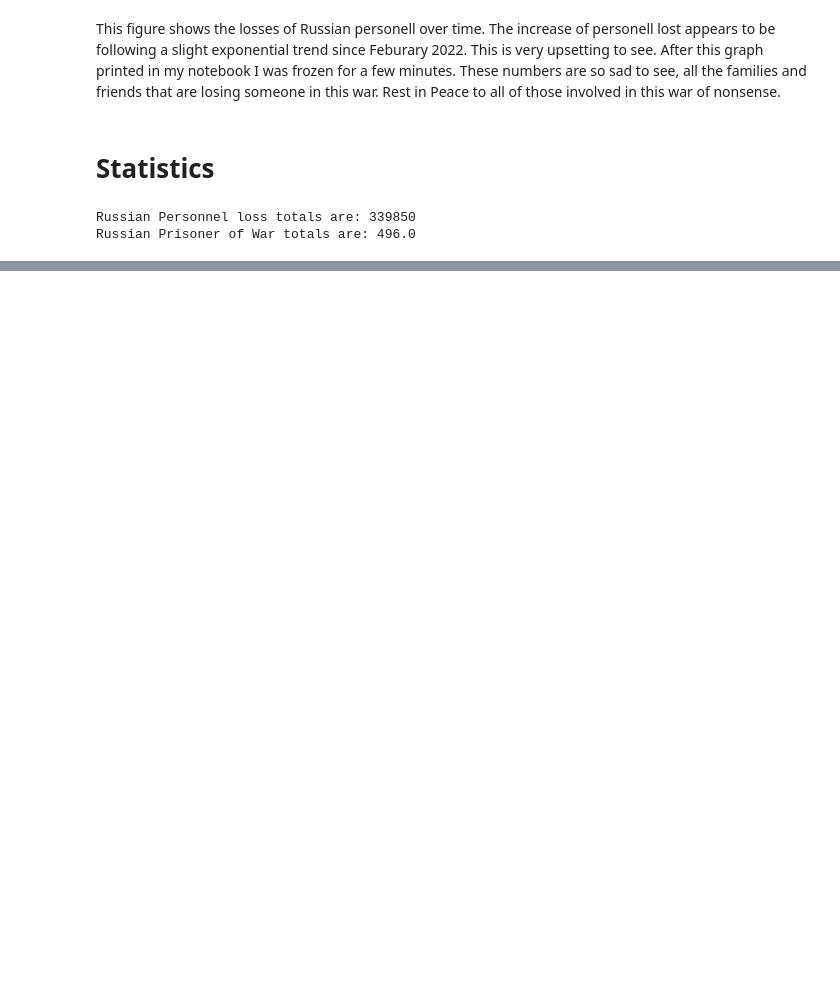
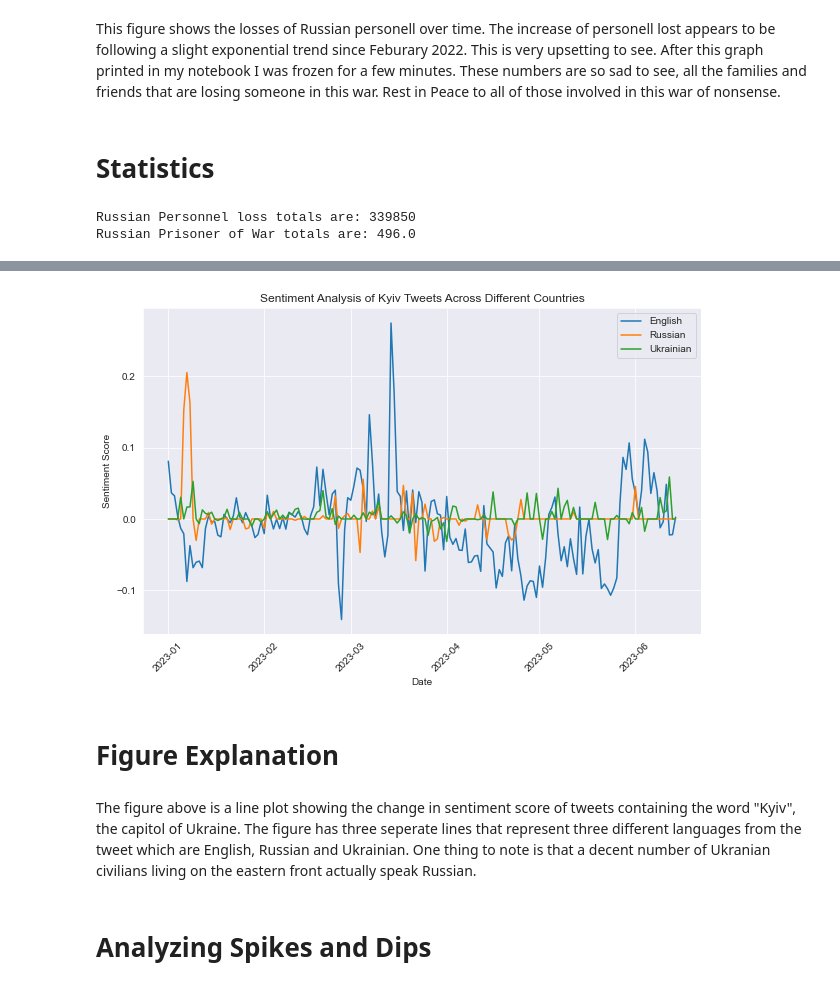
Before and after one commit to MaxB5282/DATA530-Final, a Jupyter notebook: Final Project.ipynb, the cells around one changed output, grey strips where cells are left out. Saved outputs shown, nothing was run; the diff lists cells and outputs as text; code cells hidden in the pictures; blank space fills up the shorter version.

```diff
--- a/Final Project.ipynb
+++ b/Final Project.ipynb
@@ -119,0 +290,6 @@ Russian Prisoner of War totals are: 496.0
+# %%
+# drop rows with missing values in the 'text' column since we can't compute a sentiment with them
+data = data.dropna(subset=['text'])
+
+# Filter tweets containing the keyword "Kyiv" with regex
+kyiv_tweets = data[data['text'].str.contains(r'Kyiv|Київ|Киев', na=False)]
@@ -119,0 +311,24 @@ Russian Prisoner of War totals are: 496.0
+# %%
+# Filter the tweets by language
+df_en = kyiv_tweets[kyiv_tweets['language'] == 'en']
+df_ru = kyiv_tweets[kyiv_tweets['language'] == 'ru']
+df_uk = kyiv_tweets[kyiv_tweets['language'] == 'uk']
+
+df_en.to_csv('kyiv_tweets_en.csv', index=False)
+df_ru.to_csv('kyiv_tweets_ru.csv', index=False)
+df_uk.to_csv('kyiv_tweets_uk.csv', index=False)
+
+# Define a function to get the sentiment of a tweet
+def get_sentiment(tweet):
+    blob = TextBlob(tweet)
+    return blob.sentiment.polarity
+
+# Get the sentiment for each tweet in each language we filtered for
+df_en['sentiment'] = df_en['text'].apply(get_sentiment)
+df_ru['sentiment'] = df_ru['text'].apply(get_sentiment)
+df_uk['sentiment'] = df_uk['text'].apply(get_sentiment)
+
+# Group the tweets by date and get the mean sentiment for each date
+en_sentiment = df_en.groupby(pd.to_datetime(df_en['tweetcreatedts']).dt.date)['sentiment'].mean()
+ru_sentiment = df_ru.groupby(pd.to_datetime(df_ru['tweetcreatedts']).dt.date)['sentiment'].mean()
+uk_sentiment = df_uk.groupby(pd.to_datetime(df_uk['tweetcreatedts']).dt.date)['sentiment'].mean()
@@ -119,0 +351,22 @@ Russian Prisoner of War totals are: 496.0
+# %%
+# Plot sentiment scores over time
+plt.figure(figsize=(10,6))
+plt.plot(en_sentiment.index, en_sentiment.values, label='English')
+plt.plot(ru_sentiment.index, ru_sentiment.values, label='Russian')
+plt.plot(uk_sentiment.index, uk_sentiment.values, label='Ukrainian')
+
+plt.title('Sentiment Analysis of Kyiv Tweets Across Different Countries')
+plt.xlabel('Date')
+plt.ylabel('Sentiment Score')
+plt.legend()
+plt.xticks(rotation=45)
+
+plt.show()
+# %% [output]
+[figure, added]
+# %% [markdown]
+# Figure Explanation
+# %% [markdown]
+The figure above is a line plot showing the change in sentiment score of tweets containing the word "Kyiv", the capitol of Ukraine. The figure has three seperate lines that represent three different languages from the tweet which are English, Russian and Ukrainian. One thing to note is that a decent number of Ukranian civilians living on the eastern front actually speak Russian.
+# %% [markdown]
+# Analyzing Spikes and Dips
```
Also changed, not shown: parts of 25 cells of this notebook.
